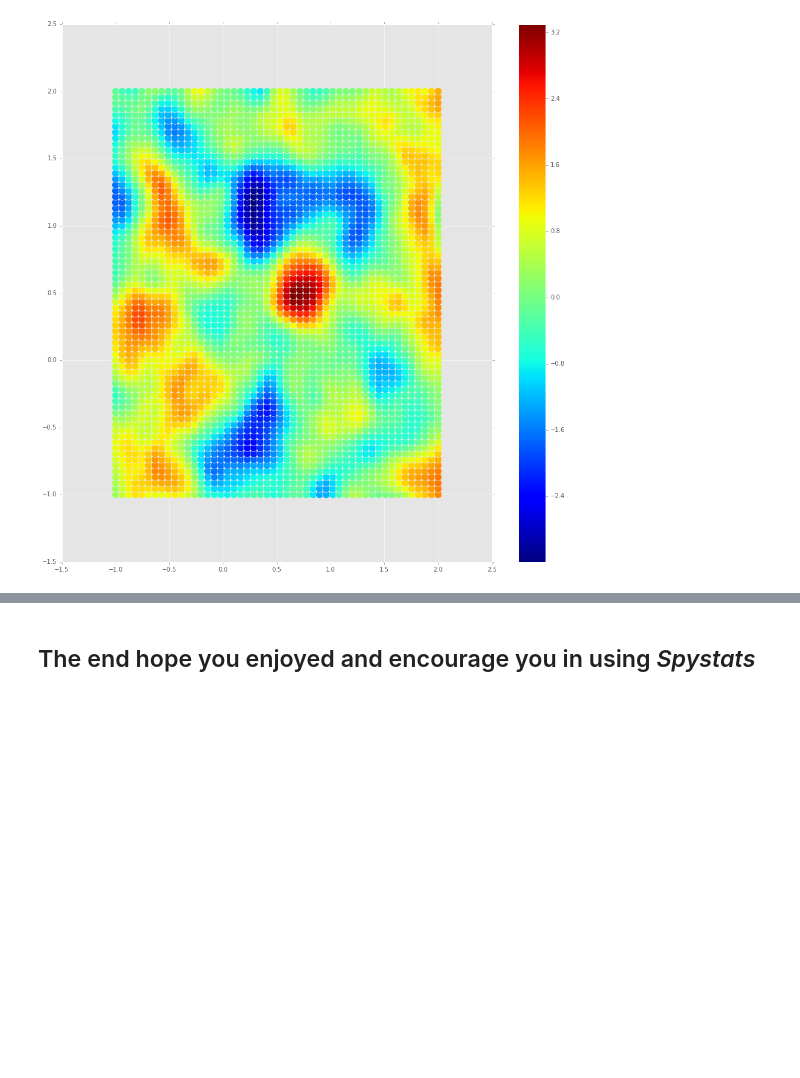
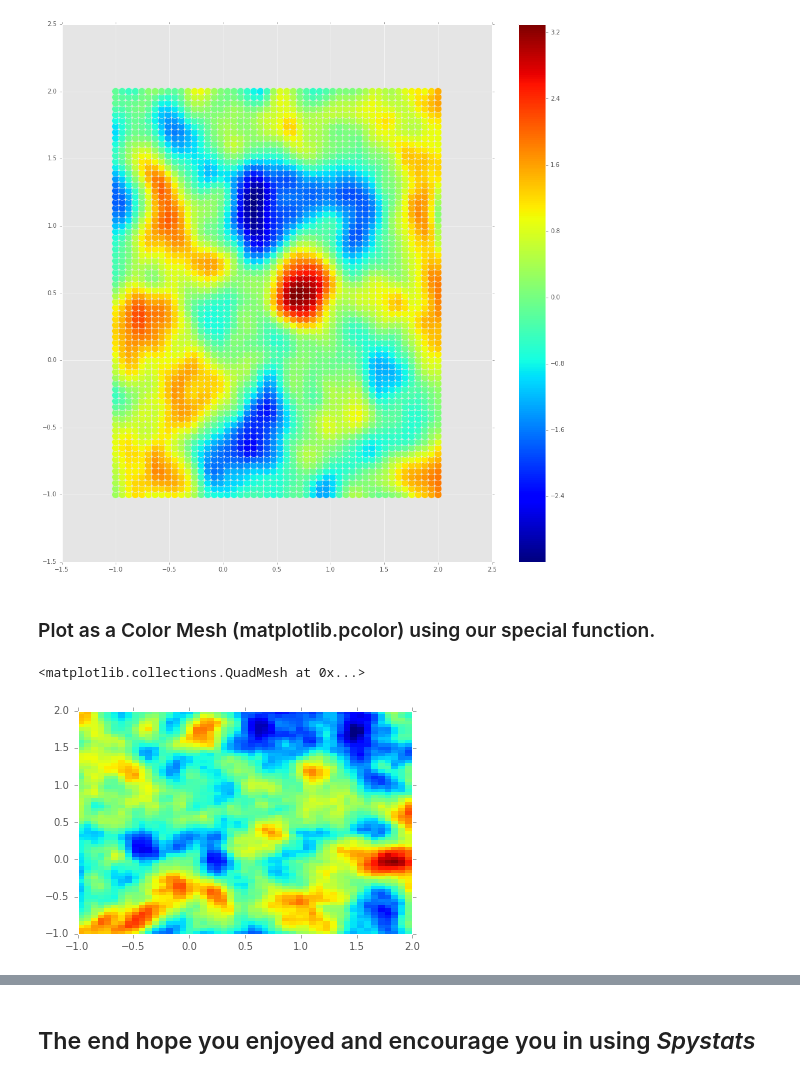
Before and after one commit to molgor/spystats, a Jupyter notebook: notebooks/demo/Getting started with Spystats.ipynb, the cells around one changed output, grey strips where cells are left out. Drawn from its saved outputs; the diff is of its cells as text; code cells hidden in the pictures; blank space fills up the shorter version.

Commit message:
Added method for simulations with pcolor. * returning GLS results in robustMethod

```diff
--- a/notebooks/demo/Getting started with Spystats.ipynb
+++ b/notebooks/demo/Getting started with Spystats.ipynb
@@ -356,3 +356,13 @@ plt.colorbar()
 # %% [output]
 <matplotlib.colorbar.Colorbar at 0x...>
 [figure]
+# %% [markdown]
+### Plot as a Color Mesh (matplotlib.pcolor) using our special function.
+# %%
+a,b,c = tools.simulatedGaussianFieldAsPcolorMesh(m2,grid_sizex=50,minx=-1,maxx=2,miny=-1,maxy=2,grid_sizey=70)
+# %%
+#CS = plt.contour(a,b,c,c='k',lw=2.0)
+plt.pcolormesh(a,b,c)
+# %% [output]
+<matplotlib.collections.QuadMesh at 0x...>
+[figure, added]
```
Also changed, not shown: parts of 8 cells of this notebook, 2 other files.
